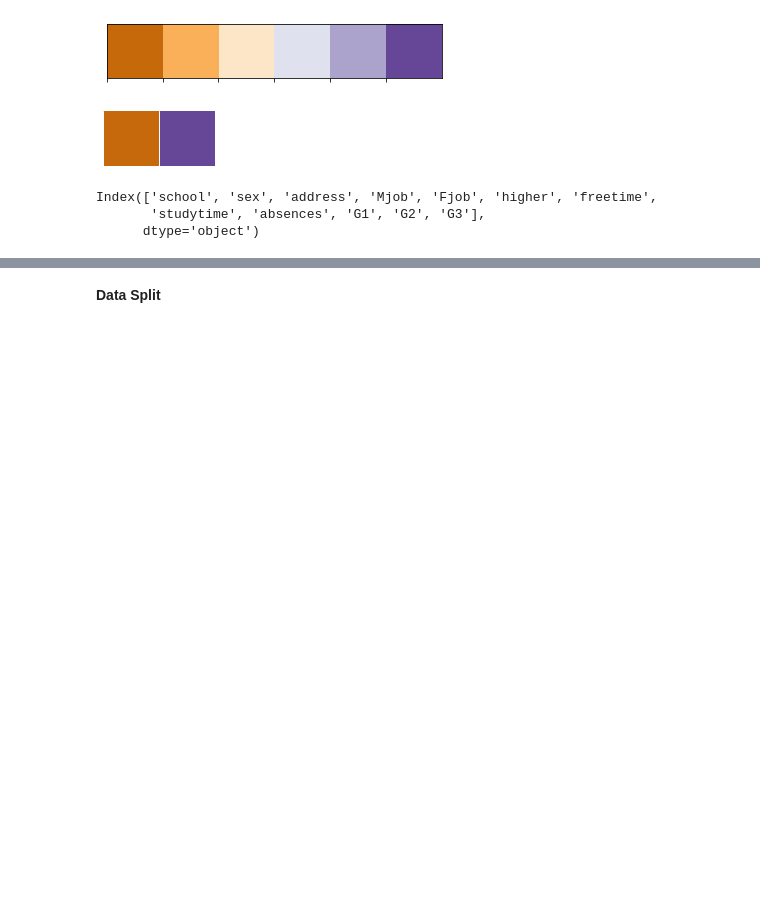
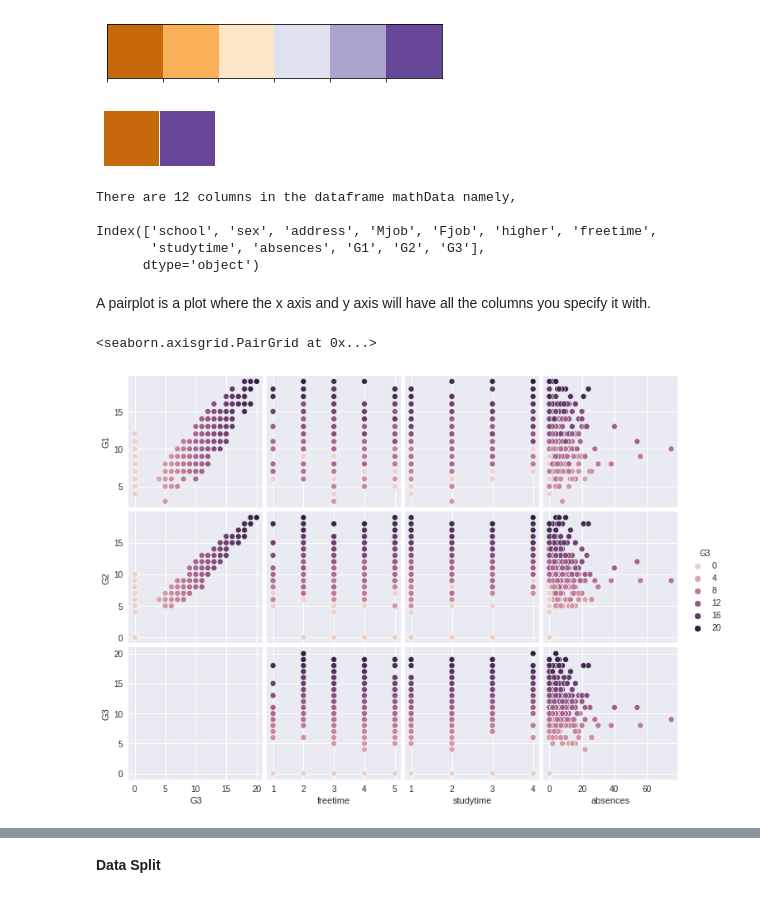
Before and after one commit to payal1925/ML.now-, a Jupyter notebook: 02_ExploratoryDataAnalysis.ipynb, the cells around one changed output, grey strips where cells are left out. Saved outputs shown, nothing was run; the diff lists cells and outputs as text; code cells hidden in the pictures; blank space fills up the shorter version.

```diff
--- a/02_ExploratoryDataAnalysis.ipynb
+++ b/02_ExploratoryDataAnalysis.ipynb
@@ -151,12 +177,27 @@ sns.palplot(sns.color_palette(sns_colors)) #plot the color codes
 # %% [output]
 [figure]
 [figure]
-# %%
-mathData.columns #columns in the dataframe
-# %% [output]
-Index(['school', 'sex', 'address', 'Mjob', 'Fjob', 'higher', 'freetime',
-       'studytime', 'absences', 'G1', 'G2', 'G3'],
-      dtype='object')
+# %%
+print(f'''There are {len(mathData.columns)} columns in the dataframe mathData namely,
+
+{mathData.columns}''') #columns in the dataframe
+# %% [output]
+There are 12 columns in the dataframe mathData namely,
+
+Index(['school', 'sex', 'address', 'Mjob', 'Fjob', 'higher', 'freetime',
+       'studytime', 'absences', 'G1', 'G2', 'G3'],
+      dtype='object')
+# %% [markdown]
+A pairplot is a plot where the x axis and y axis will have all the columns you specify it with.
+# %%
+sns.pairplot(mathData,
+             x_vars = [ 'G3', 'freetime', 'studytime', 'absences' ],
+             y_vars = ['G1', 'G2', 'G3'],
+       diag_kind='kde', hue='G3'
+             )
+# %% [output]
+<seaborn.axisgrid.PairGrid at 0x...>
+[figure, added]
 # %%
 #pairplot for all the values
 
```
Also changed, not shown: parts of 20 cells of this notebook.
